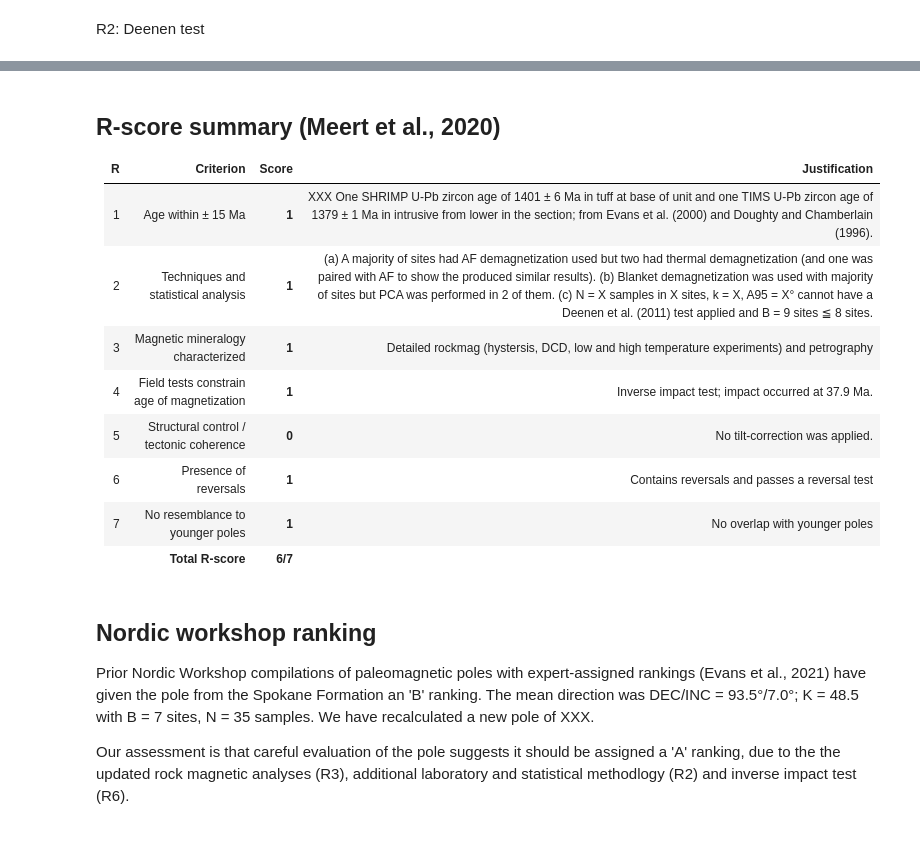
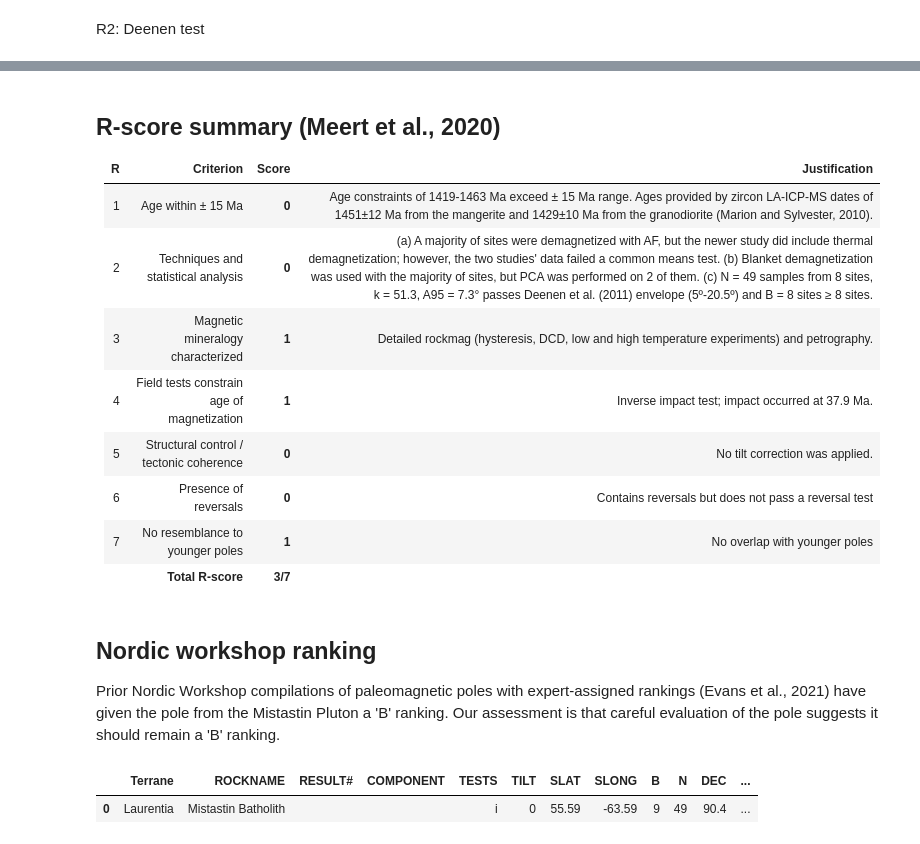
Before and after one commit to Swanson-Hysell-Group/2026_Laurentia_Precambrian_poles, a Jupyter notebook: pole_notebooks/1441_Mistastin.ipynb, the cells around one changed output, grey strips where cells are left out. Cells and saved outputs as stored; diff of their text form; code cells hidden in the pictures.

Commit message:
update Mistastin

```diff
--- a/pole_notebooks/1441_Mistastin.ipynb
+++ b/pole_notebooks/1441_Mistastin.ipynb
@@ -126,5 +151,12 @@ We performed a common mean test of the two studies accepted sties to make certai
 # %%
-hdt_di = ipmag.make_di_block(hdt['dir_dec'].tolist(), hdt['dir_inc'].tolist())
-mt_di = ipmag.make_di_block(mt['dir_dec'].tolist(), mt['dir_inc'].tolist())
-ipmag.common_mean_bootstrap(hdt_di, mt_di)
+fj76_primary = sites_fj76_df[sites_fj76_df['result_quality'] == 'g']
+h25_primary = sites_h25_df[sites_h25_df['result_quality'] == 'g']
+
+di_fj76 = ipmag.make_di_block(fj76_primary['dir_dec'].tolist(), fj76_primary['dir_inc'].tolist())
+di_h25 = ipmag.make_di_block(h25_primary['dir_dec'].tolist(), h25_primary['dir_inc'].tolist())
+
+fj76_primary_flipped = pmag.flip(di_fj76, combine=True)
+h25_primary_flipped = ipmag.do_flip(di_block=di_h25)
+
+ipmag.common_mean_bootstrap(fj76_primary_flipped, h25_primary_flipped)
 plt.show()
@@ -133,7 +168,9 @@ These pass/fail...
 # %% [markdown]
 ## Site Mean Direction Calculations
 # %%
-dir_block, dir_mean = pt.compute_mean_direction(sites_subset)
+primary_combo = pd.concat([fj76_primary, h25_primary], ignore_index=True, sort=False)
+
+dir_block, dir_mean = pt.compute_mean_direction(primary_combo, unify_polarity=True)
 ipmag.print_direction_mean(dir_mean)
 
 ipmag.plot_net()
@@ -160,6 +205,10 @@ These results...XX
 # %% [markdown]
 Here we compare the mean pole if we just use Fahring and Jones (1976) versus using our new combined pole with 2 new sites.
 # %%
-vgp_block, pole_mean = pt.compute_mean_pole(sites_tc)
+vgp_block, old_pole_mean = pt.compute_mean_pole(fj76_primary, unify_polarity=True, flip=True)
+ipmag.print_pole_mean(old_pole_mean)
+pole_plot = pt.plot_vgps_and_pole(vgp_block, old_pole_mean, figsize=(5,5), central_longitude=200)
+
+vgp_block, pole_mean = pt.compute_mean_pole(primary_combo, unify_polarity=True, flip=True)
 ipmag.print_pole_mean(pole_mean)
-pole_plot = pt.plot_vgps_and_pole(vgp_block, pole_mean, figsize=(5,5))
+pole_plot = pt.plot_vgps_and_pole(vgp_block, pole_mean, figsize=(5,5), central_longitude=200)
@@ -196,51 +268,53 @@ pt.plot_pole_overlap('Mistastin Pluton', Laurentia_stricto_poles, pt.Torsvik2012
 
 | R | Criterion | Score | Justification |
 |---|---|---|---|
-| 1 | Age within ± 15 Ma | **1** | XXX One SHRIMP U-Pb zircon age of 1401 ± 6 Ma in tuff at base of unit and one TIMS U-Pb zircon age of 1379 ± 1 Ma in intrusive from lower in the section; from Evans et al. (2000) and Doughty and Chamberlain (1996). |
-| 2 | Techniques and statistical analysis | **1** | (a) A majority of sites had AF demagnetization used but two had thermal demagnetization (and one was paired with AF to show the produced similar results). (b) Blanket demagnetization was used with majority of sites but PCA was performed in 2 of them. (c) N = X samples in X sites, k = X, A95 = X° cannot have a Deenen et al. (2011) test applied and B = 9 sites ≦ 8 sites. |
-| 3 | Magnetic mineralogy characterized | **1** | Detailed rockmag (hystersis, DCD, low and high temperature experiments) and petrography |
+| 1 | Age within ± 15 Ma | **0** | Age constraints of 1419-1463 Ma exceed ± 15 Ma range. Ages provided by zircon LA-ICP-MS dates of 1451±12 Ma from the mangerite and 1429±10 Ma from the granodiorite (Marion and Sylvester, 2010).  |
+| 2 | Techniques and statistical analysis | **0** | (a) A majority of sites were demagnetized with AF, but the newer study did include thermal demagnetization; however, the two studies' data failed a common means test. (b) Blanket demagnetization was used with the majority of sites, but PCA was performed on 2 of them. (c) N = 49 samples from 8 sites, k = 51.3, A95 = 7.3° passes Deenen et al. (2011) envelope (5º-20.5º) and B = 8 sites ≥ 8 sites. |
+| 3 | Magnetic mineralogy characterized | **1** | Detailed rockmag (hysteresis, DCD, low and high temperature experiments) and petrography. |
 | 4 | Field tests constrain age of magnetization | **1** | Inverse impact test; impact occurred at 37.9 Ma. |
-| 5 | Structural control / tectonic coherence | **0** | No tilt-correction was applied. |
-| 6 | Presence of reversals | **1** | Contains reversals and passes a reversal test|
+| 5 | Structural control / tectonic coherence | **0** | No tilt correction was applied. |
+| 6 | Presence of reversals | **0** | Contains reversals but does not pass a reversal test|
 | 7 | No resemblance to younger poles | **1** | No overlap with younger poles |
-| | **Total R-score** | **6/7** | |
+| | **Total R-score** | **3/7** | |
 # %% [markdown]
 ## Nordic workshop ranking
 
-Prior Nordic Workshop compilations of paleomagnetic poles with expert-assigned rankings (Evans et al., 2021) have given the pole from the Spokane Formation an 'B' ranking. The mean direction was DEC/INC = 93.5°/7.0°; K = 48.5 with B = 7 sites, N = 35 samples.  We have recalculated a new pole of XXX.
-
-Our assessment is that careful evaluation of the pole suggests it should be assigned a 'A' ranking, due to the the updated rock magnetic analyses (R3), additional laboratory and statistical methodlogy (R2) and inverse impact test (R6).
+Prior Nordic Workshop compilations of paleomagnetic poles with expert-assigned rankings (Evans et al., 2021) have given the pole from the Mistastin Pluton a 'B' ranking. Our assessment is that careful evaluation of the pole suggests it should remain a 'B' ranking.
 # %%
+
 Mistastin_summary = pt.make_nordic_summary(terrane='Laurentia',
                                         rockname='Mistastin Batholith',
-                                        sites=sites_subset,
+                                        sites=primary_combo,
                                         dir_mean=dir_mean,
-                                        pole_mean=pole_subset,
+                                        pole_mean=pole_mean,
                                         study_lon=study_lon,
                                         study_lat=study_lat,
                                         component_comment='',
                                         tests='i',
-                                        R1=1,
+                                        R1=0,
                                         R2=0,
                                         R3=1,
                                         R4='i',
                                         R5=0,
-                                        R6=1,
+                                        R6=0,
                                         R7=1,
-                                        Grade='A',
+                                        Grade='B',
                                         nominal_age=1441,
                                         lomagage=1419,
                                         himagage=1463,
-                                        REF_method="- Current bracket: nominal age 1425 Ma, lomagage 1400.0 Ma, himagage 1450.0 Ma.\n- Proposed new bracket: nominal age 1441 Ma, lomagage 1419 Ma, himagage 1463 Ma.\n- Compilation method note: previously assigned ca.1420, The only U–Pb data reported on the Mistastin suite is an unpublished 1420 Ma date mentioned by Emslie and Stirling (1993). But Marion and Sylvester, 2010 reported zircon LA-ICP-MS dates from four samples with concordia ages of the mangerite is 1451±12 Ma (2σ); the granodiorite gneiss is 1440±13 Ma (2σ); the anorthosite is 1438.7±8.9 Ma (2σ); and the granodiorite is 1429±10 Ma (2σ), taken together we have the upper age of 1463 Ma, lower age of 1419 Ma, and nominal age of 1441 Ma.",
+                                        REF_method='Ages provided by zircon LA-ICP-MS dates of 1451±12 Ma from the mangerite and 1429±10 Ma from the granodiorite (Marion and Sylvester, 2010)',
                                         POLE_AUTHORS='Fahrig,W.F., Jones,D.L.; Hervé, G., Gilder, S. A., Marion, C. L., Osinski, G. R., Pohl, J., Petersen, N., & Sylvester, P. J.',
                                         YEAR='1976;2015',
                                         JOURNAL='Canad.J.Earth Sci.;Earth and Planetary Science Letters',
-                                        VOLUME='13;417',
+                                        VOLUME='13,417',
                                         VPAGES='832-837;151-163',
                                         TITLE='The paleomagnetism of the Helikian Mistatin pluton, Labrador, Canada;Paleomagnetic and rock magnetic study of the Mistastin Lake impact structure (Labrador, Canada): Implications for geomagnetic perturbation and shock effects',
-                                        COMMENT=''
+                                        COMMENT='Recalculated by Laurie Zielinski as documented in Swanson-Hysell et al. (2026) notebook using site VGPs from Fahrig and Jones (1976), combined with site VGPs from Hervé et al. (2015).'
                                         )
 Mistastin_summary
+# %% [output]
+|  | Terrane | ROCKNAME | RESULT# | COMPONENT | TESTS | TILT | SLAT | SLONG | B | N | DEC | ... |
+| 0 | Laurentia | Mistastin Batholith |  |  | i | 0 | 55.59 | -63.59 | 9 | 49 | 90.4 | ... |
 # %%
 # save the summary dictionary as a single-row CSV in data/nordic_summaries
 pt.save_nordic_summary(Mistastin_summary, '1425_Mistastin')
```
Also changed, not shown: parts of 31 cells of this notebook, 6 other files.
